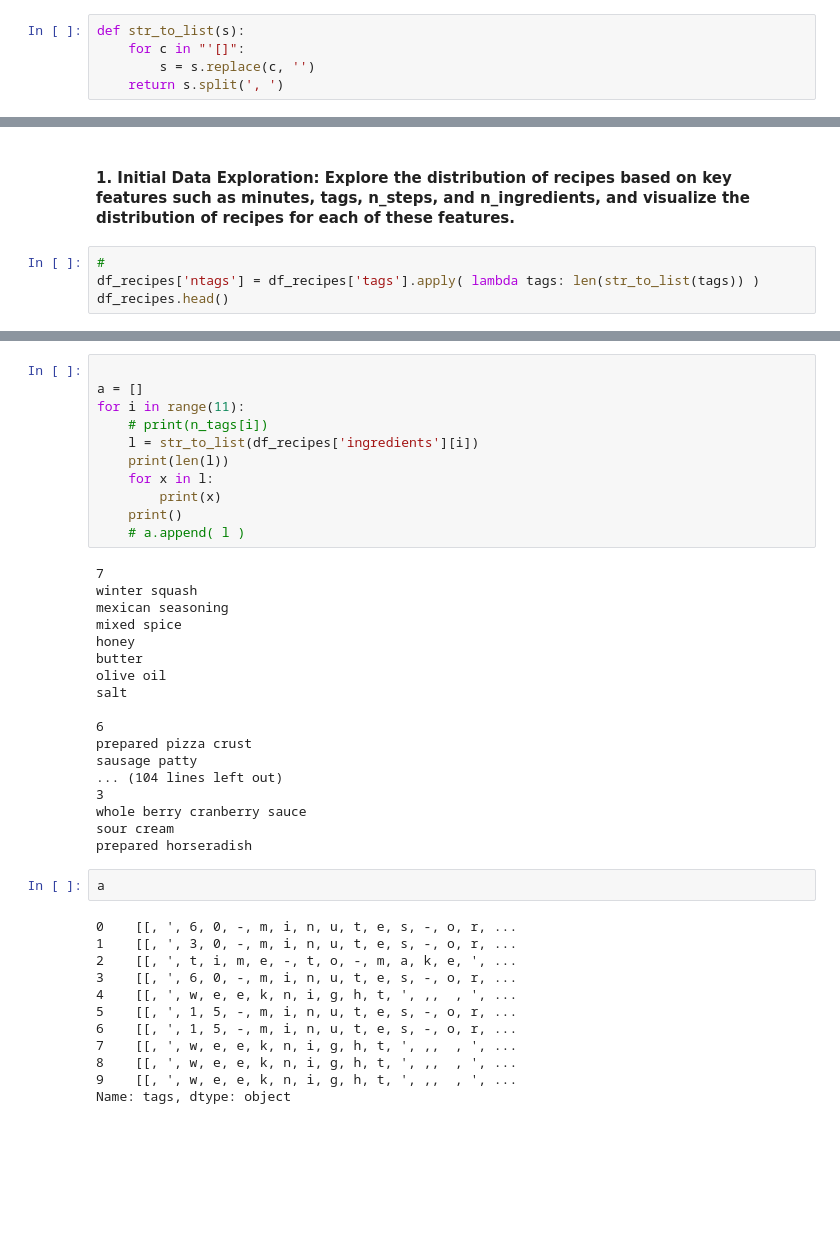
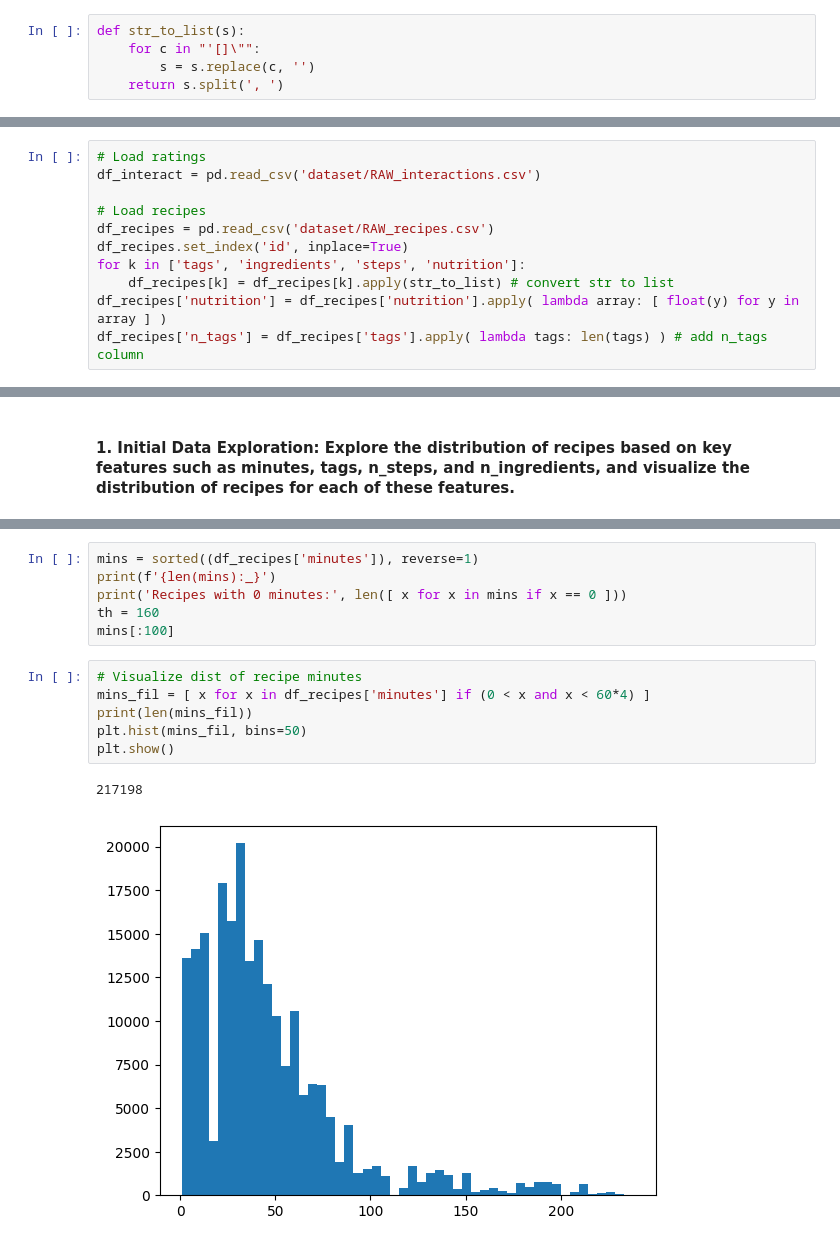
Before and after one commit to MattThePerson/NLP_Project_2024, a Jupyter notebook: matti_notebook.ipynb, the cells around one changed output, grey strips where cells are left out. Saved outputs shown, nothing was run; the diff lists cells and outputs as text; blank space fills up the shorter version.

```diff
--- a/matti_notebook.ipynb
+++ b/matti_notebook.ipynb
@@ -5,6 +5,6 @@ import numpy as np
 pd.set_option('display.width', 1400)
 # %%
 def str_to_list(s):
-    for c in "'[]":
+    for c in "'[]\"":
         s = s.replace(c, '')
     return s.split(', ')
@@ -15,3 +11,14 @@ df_interact = pd.read_csv('dataset/RAW_interactions.csv') # ratings
+# %%
+# Load ratings
+df_interact = pd.read_csv('dataset/RAW_interactions.csv')
+
+# Load recipes
+df_recipes = pd.read_csv('dataset/RAW_recipes.csv')
+df_recipes.set_index('id', inplace=True)
+for k in ['tags', 'ingredients', 'steps', 'nutrition']:
+    df_recipes[k] = df_recipes[k].apply(str_to_list) # convert str to list
+df_recipes['nutrition'] = df_recipes['nutrition'].apply( lambda array: [ float(y) for y in array ] )
+df_recipes['n_tags'] = df_recipes['tags'].apply( lambda tags: len(tags) ) # add n_tags column
 # %%
 print(df_recipes.head())
 print(df_interact.head())
@@ -20,6 +47,2 @@ print(len(df_interact))
 # %% [markdown]
 #### **1. Initial Data Exploration:** Explore the distribution of recipes based on key features such as minutes, tags, n_steps, and n_ingredients, and visualize the distribution of recipes for each of these features.
-# %%
-#
-df_recipes['ntags'] = df_recipes['tags'].apply( lambda tags: len(str_to_list(tags)) )
-df_recipes.head()
@@ -33,43 +49,15 @@ df_recipes.head()
-# %%
-
-a = []
-for i in range(11):
-    # print(n_tags[i])
-    l = str_to_list(df_recipes['ingredients'][i])
-    print(len(l))
-    for x in l:
-        print(x)
-    print()
-    # a.append( l )
-# %% [output]
-7
-winter squash
-mexican seasoning
-mixed spice
-honey
-butter
-olive oil
-salt
-
-6
-prepared pizza crust
-sausage patty
-... (104 lines left out)
-3
-whole berry cranberry sauce
-sour cream
-prepared horseradish
-# %%
-a
-# %% [output]
-0    [[, ', 6, 0, -, m, i, n, u, t, e, s, -, o, r, ...
-1    [[, ', 3, 0, -, m, i, n, u, t, e, s, -, o, r, ...
-2    [[, ', t, i, m, e, -, t, o, -, m, a, k, e, ', ...
-3    [[, ', 6, 0, -, m, i, n, u, t, e, s, -, o, r, ...
-4    [[, ', w, e, e, k, n, i, g, h, t, ', ,,  , ', ...
-5    [[, ', 1, 5, -, m, i, n, u, t, e, s, -, o, r, ...
-6    [[, ', 1, 5, -, m, i, n, u, t, e, s, -, o, r, ...
-7    [[, ', w, e, e, k, n, i, g, h, t, ', ,,  , ', ...
-8    [[, ', w, e, e, k, n, i, g, h, t, ', ,,  , ', ...
-9    [[, ', w, e, e, k, n, i, g, h, t, ', ,,  , ', ...
-Name: tags, dtype: object
+# %%
+mins = sorted((df_recipes['minutes']), reverse=1)
+print(f'{len(mins):_}')
+print('Recipes with 0 minutes:', len([ x for x in mins if x == 0 ]))
+th = 160
+mins[:100]
+# %%
+# Visualize dist of recipe minutes
+mins_fil = [ x for x in df_recipes['minutes'] if (0 < x and x < 60*4) ]
+print(len(mins_fil))
+plt.hist(mins_fil, bins=50)
+plt.show()
+# %% [output]
+217198
+[figure, added]
```
Also changed, not shown: parts of 8 cells of this notebook, 1 other file.
